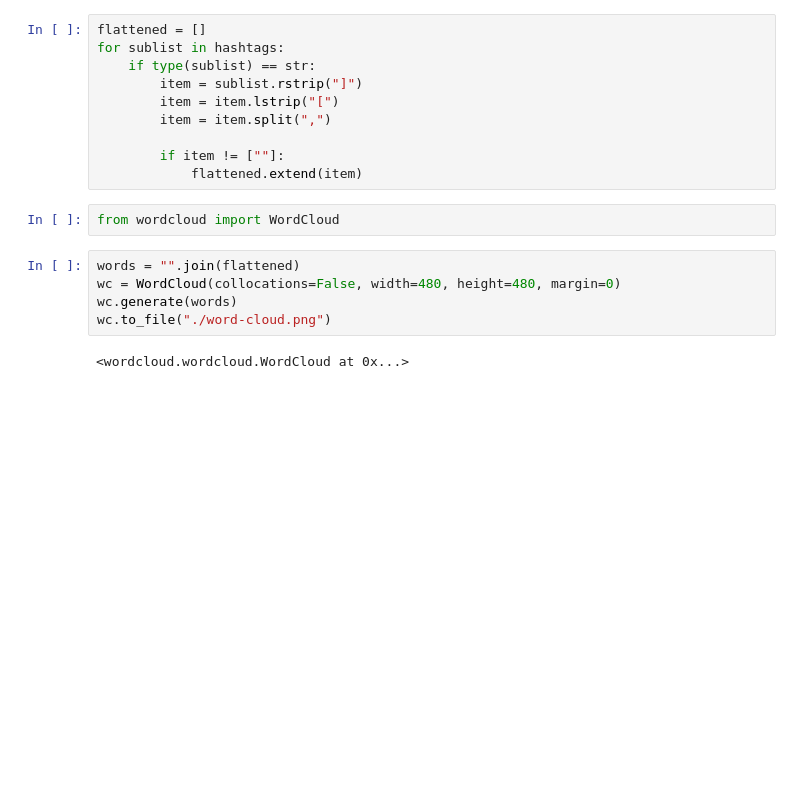
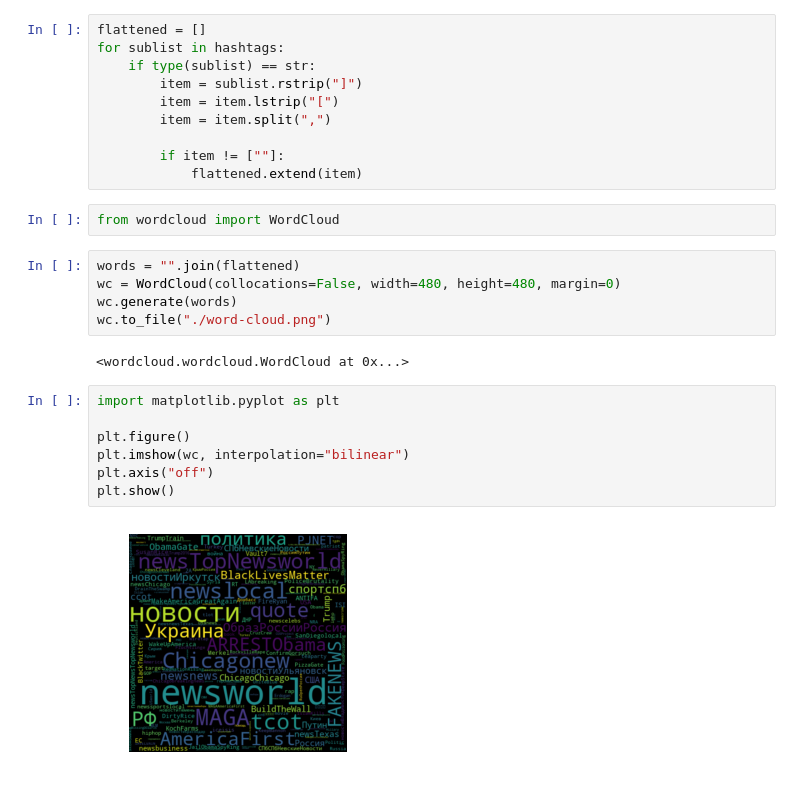
Before and after one commit to HackBinghamton/DataScienceForTwitter, a Jupyter notebook: data_visualization.ipynb, the cells around one changed output. Saved outputs shown, nothing was run; the diff lists cells and outputs as text; blank space fills up the shorter version.

```diff
--- a/data_visualization.ipynb
+++ b/data_visualization.ipynb
@@ -48,3 +48,12 @@ wc.generate(words)
 wc.to_file("./word-cloud.png")
 # %% [output]
 <wordcloud.wordcloud.WordCloud at 0x...>
+# %%
+import matplotlib.pyplot as plt
+
+plt.figure()
+plt.imshow(wc, interpolation="bilinear")
+plt.axis("off")
+plt.show()
+# %% [output]
+[figure, added]
```
